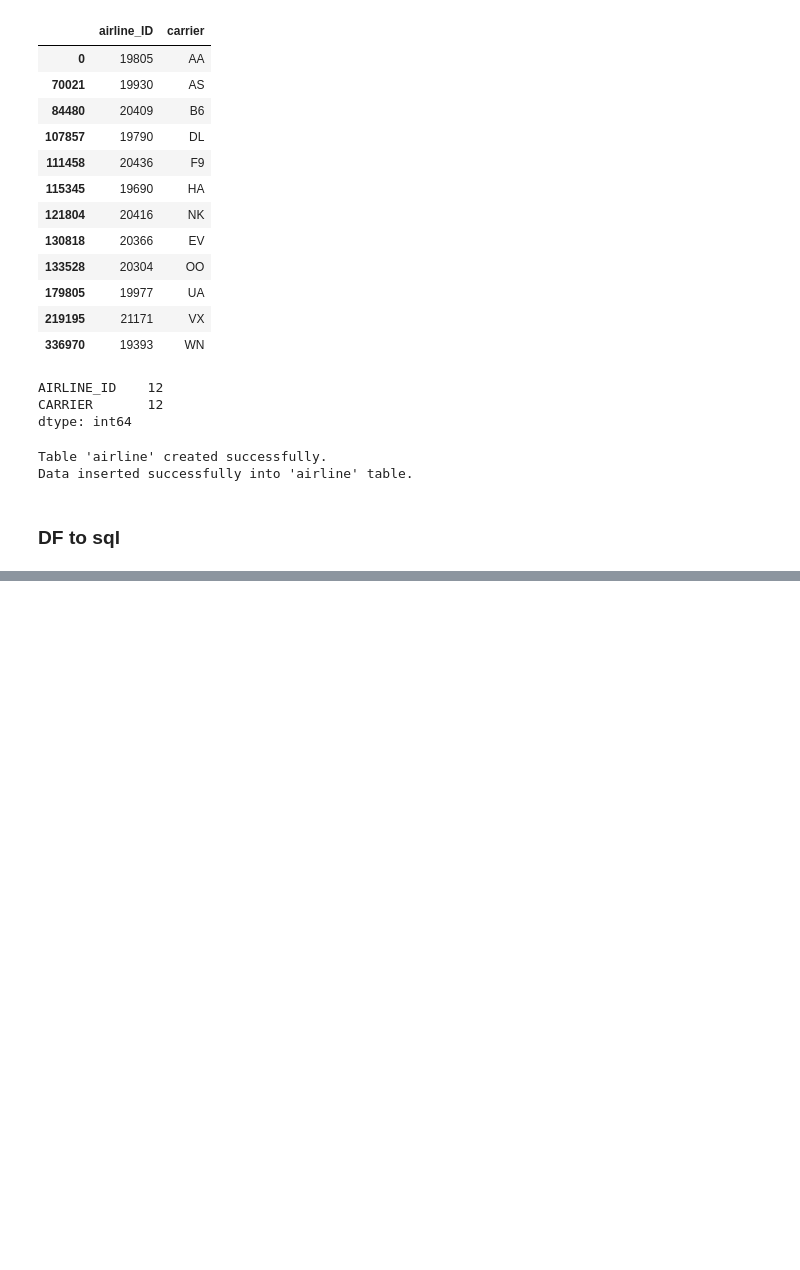
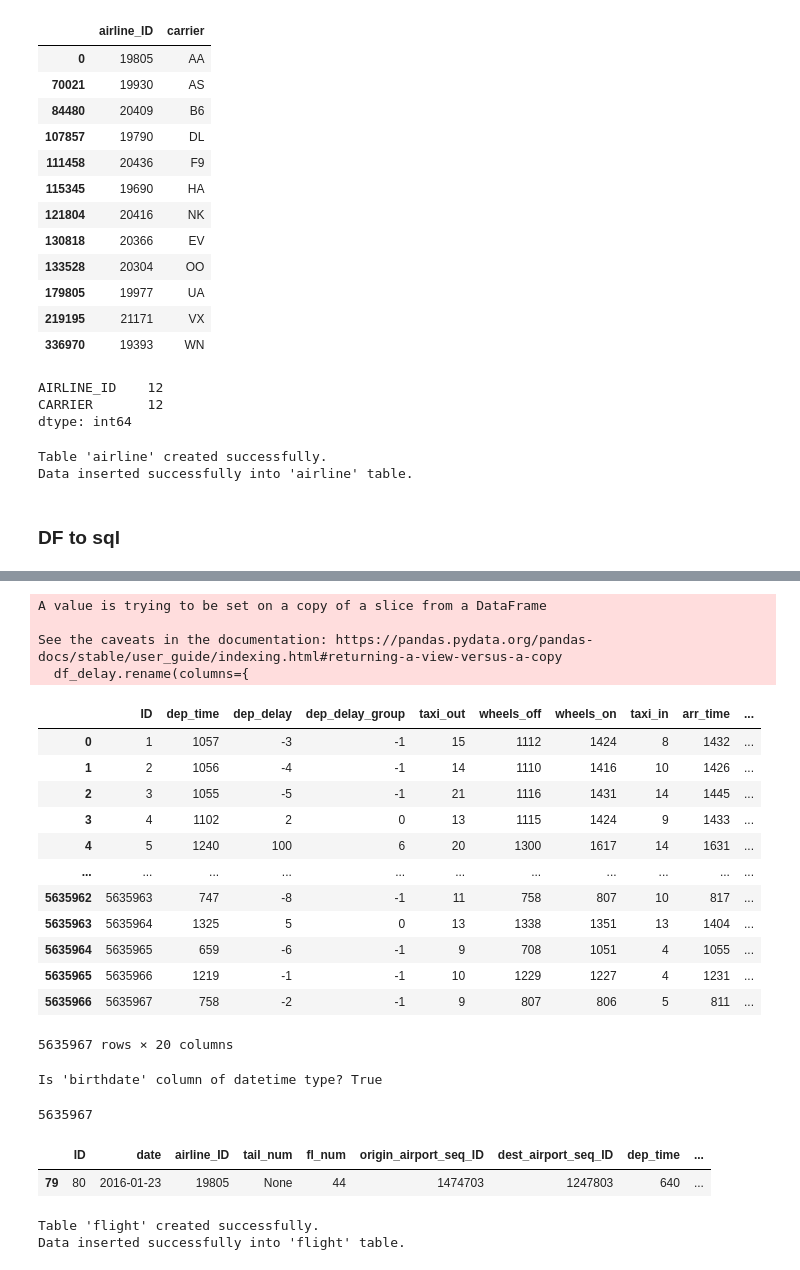
Before and after one commit to adibk/flight_delay_prediction, a Jupyter notebook: ipynb/to_sql.ipynb, the cells around one changed output, grey strips where cells are left out. Cells and saved outputs as stored; diff of their text form; code cells hidden in the pictures; blank space fills up the shorter version.

```diff
--- a/ipynb/to_sql.ipynb
+++ b/ipynb/to_sql.ipynb
@@ -471,5 +482,8 @@ Data inserted successfully into 'airline' table.
 # %% [markdown]
 ### DF to sql
 # %%
-df = df.reset_index().rename(columns={'index': 'id'})
-df['id'] = df.index + 1
+df = df.reset_index().rename(columns={'index': 'ID'})
+df['ID'] = df.index + 1
+# %%
+df_plane_infos = df[['ID', 'FL_DATE', 'AIRLINE_ID', 'TAIL_NUM', 'FL_NUM', 'ORIGIN_AIRPORT_SEQ_ID', 'DEST_AIRPORT_SEQ_ID', 'CRS_DEP_TIME', 'CRS_ARR_TIME', 'CRS_ELAPSED_TIME', 'DISTANCE', 'DISTANCE_GROUP']]
+df_delay = df[['ID', 'DEP_TIME', 'DEP_DELAY', 'DEP_DELAY_GROUP', 'TAXI_OUT', 'WHEELS_OFF', 'WHEELS_ON', 'TAXI_IN', 'ARR_TIME', 'ARR_DELAY', 'ARR_DELAY_GROUP', 'CANCELLED', 'DIVERTED', 'ACTUAL_ELAPSED_TIME', 'AIR_TIME', 'CARRIER_DELAY', 'WEATHER_DELAY', 'NAS_DELAY', 'SECURITY_DELAY', 'LATE_AIRCRAFT_DELAY']]
@@ -475,0 +541,49 @@ df['id'] = df.index + 1
+# %%
+df_delay.rename(columns={
+    'FL_DATE': 'date',
+    'AIRLINE_ID': 'airline_ID',
+    'TAIL_NUM': 'tail_num',
+    'FL_NUM': 'fl_num',
+    'ORIGIN_AIRPORT_SEQ_ID': 'origin_airport_seq_ID',
+    'DEST_AIRPORT_SEQ_ID': 'dest_airport_seq_ID',
+    'CRS_DEP_TIME': 'dep_time',
+    'CRS_ARR_TIME': 'arr_time',
+    'CRS_ELAPSED_TIME': 'duration',
+    'DISTANCE': 'distance',
+    'DISTANCE_GROUP': 'distance_group'
+    }, inplace=True)
+# %% [output]
+A value is trying to be set on a copy of a slice from a DataFrame
+
+See the caveats in the documentation: https://pandas.pydata.org/pandas-docs/stable/user_guide/indexing.html#returning-a-view-versus-a-copy
+  df_delay.rename(columns={
+# %%
+df_delay
+# %% [output]
+|  | ID | dep_time | dep_delay | dep_delay_group | taxi_out | wheels_off | wheels_on | taxi_in | arr_time | ... |
+| 0 | 1 | 1057 | -3 | -1 | 15 | 1112 | 1424 | 8 | 1432 | ... |
+| 1 | 2 | 1056 | -4 | -1 | 14 | 1110 | 1416 | 10 | 1426 | ... |
+| 2 | 3 | 1055 | -5 | -1 | 21 | 1116 | 1431 | 14 | 1445 | ... |
+| 3 | 4 | 1102 | 2 | 0 | 13 | 1115 | 1424 | 9 | 1433 | ... |
+| 4 | 5 | 1240 | 100 | 6 | 20 | 1300 | 1617 | 14 | 1631 | ... |
+| ... | ... | ... | ... | ... | ... | ... | ... | ... | ... | ... |
+| 5635962 | 5635963 | 747 | -8 | -1 | 11 | 758 | 807 | 10 | 817 | ... |
+| 5635963 | 5635964 | 1325 | 5 | 0 | 13 | 1338 | 1351 | 13 | 1404 | ... |
+| 5635964 | 5635965 | 659 | -6 | -1 | 9 | 708 | 1051 | 4 | 1055 | ... |
+| 5635965 | 5635966 | 1219 | -1 | -1 | 10 | 1229 | 1227 | 4 | 1231 | ... |
+| 5635966 | 5635967 | 758 | -2 | -1 | 9 | 807 | 806 | 5 | 811 | ... |
+5635967 rows × 20 columns
+# %%
+is_datetime = pd.api.types.is_datetime64_any_dtype(df_plane_infos['date'])
+print(f"Is 'birthdate' column of datetime type? {is_datetime}")
+# %% [output]
+Is 'birthdate' column of datetime type? True
+# %%
+df_plane_infos['ID'].nunique()
+# %% [output]
+5635967
+# %%
+df_plane_infos[df_plane_infos['ID'] == 80]
+# %% [output]
+|  | ID | date | airline_ID | tail_num | fl_num | origin_airport_seq_ID | dest_airport_seq_ID | dep_time | ... |
+| 79 | 80 | 2016-01-23 | 19805 | None | 44 | 1474703 | 1247803 | 640 | ... |
@@ -475,0 +592,24 @@ df['id'] = df.index + 1
+# %%
+column_types = {
+    'ID': 'INT PRIMARY KEY',
+    'tail_num': 'VARCHAR(20)',
+    'dep_time': 'SMALLINT',
+    'arr_time': 'SMALLINT',
+    'duration': 'SMALLINT',
+    'distance': 'SMALLINT',
+    'distance_group': 'SMALLINT'
+}
+
+foreign_keys = {
+    'dest_airport_seq_id': 'airport(airport_seq_ID)',
+    'origin_airport_seq_id': 'airport(airport_seq_ID)',
+    'airline_ID': 'airline(airline_ID)',
+}
+
+
+table_name = "flight"
+create_table_from_dataframe(con, table_name, df_plane_infos, column_types, foreign_keys)
+insert_dataframe_to_table(con, table_name, df_plane_infos)
+# %% [output]
+Table 'flight' created successfully.
+Data inserted successfully into 'flight' table.
```
Also changed, not shown: parts of 21 cells of this notebook.
